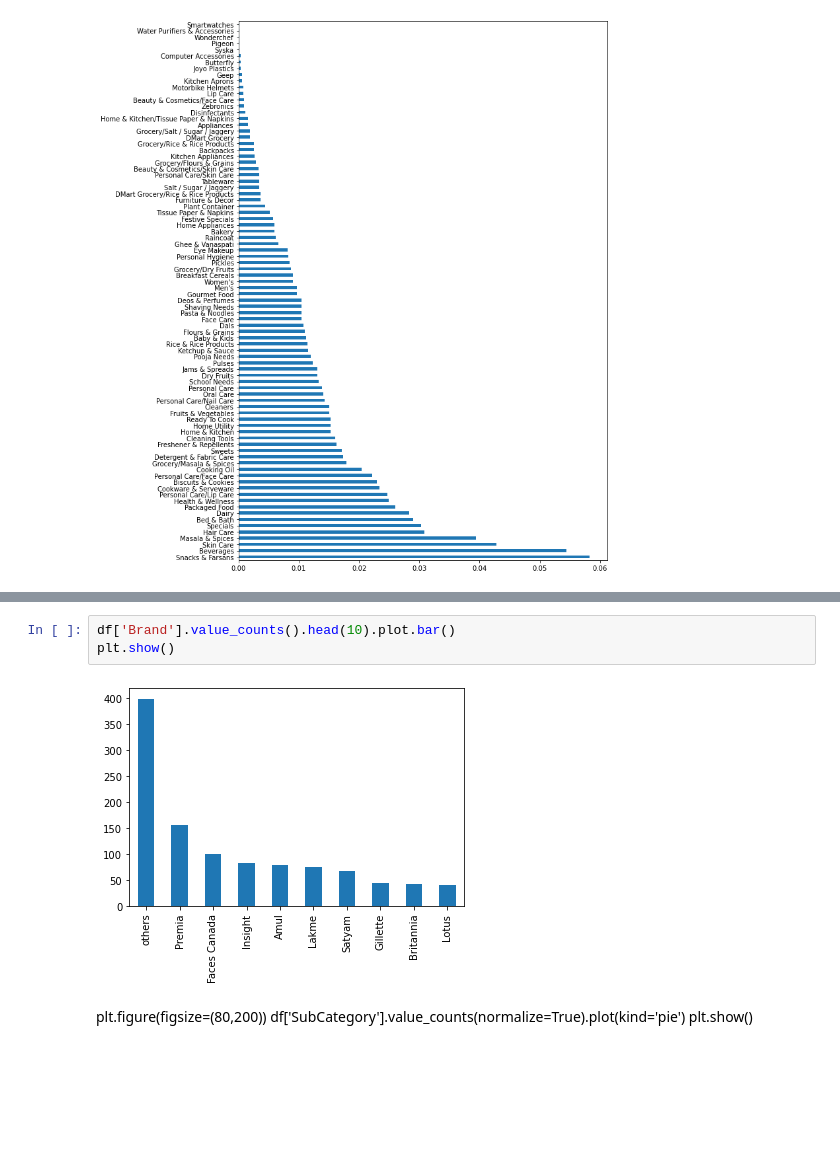
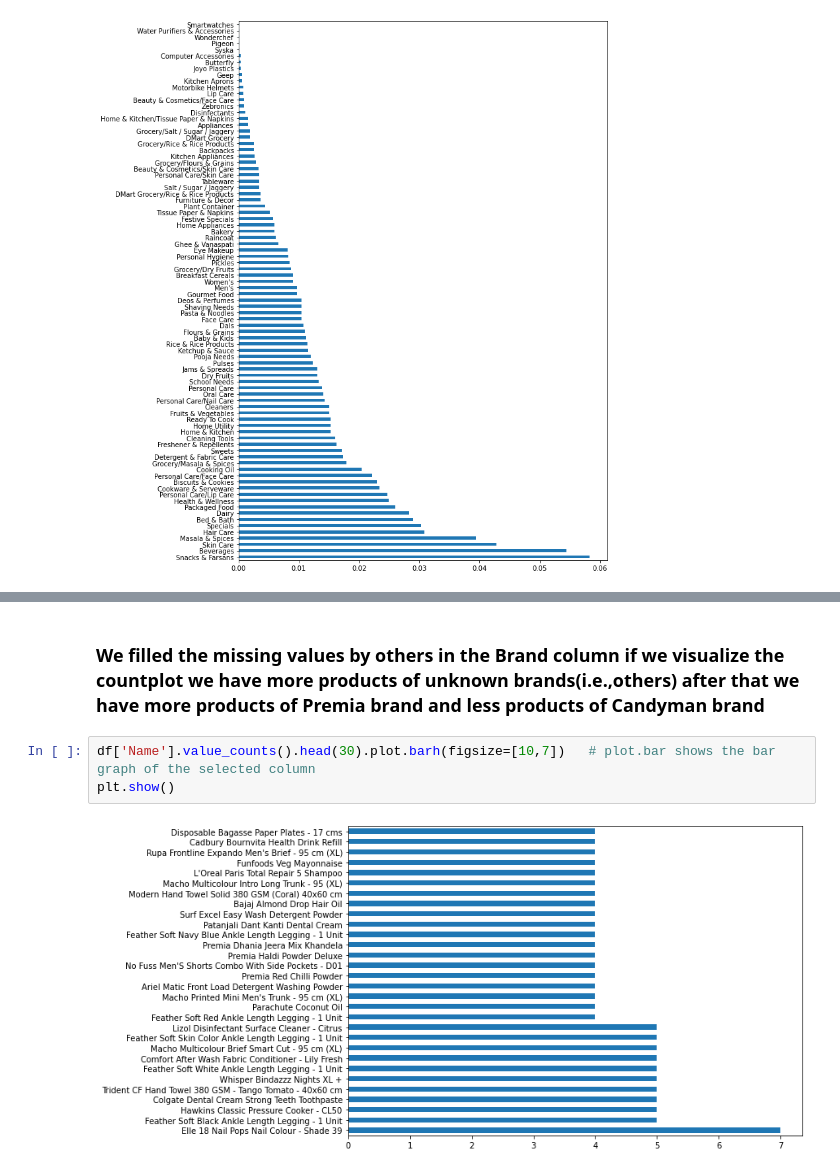
Before and after one commit to bharath3848/Dmart-dataset, a Jupyter notebook: EDA_Project.ipynb, the cells around one changed output, grey strips where cells are left out. Drawn from its saved outputs; the diff is of its cells as text; blank space fills up the shorter version.

```diff
--- a/EDA_Project.ipynb
+++ b/EDA_Project.ipynb
@@ -244,9 +302,7 @@ plt.show()
+# %% [markdown]
+### We filled the missing values by others in the Brand column if we visualize the countplot we have more products of unknown brands(i.e.,others) after that we have more products of Premia brand and less products of Candyman brand
 # %%
-df['Brand'].value_counts().head(10).plot.bar()
+df['Name'].value_counts().head(30).plot.barh(figsize=[10,7])   # plot.bar shows the bar graph of the selected column
 plt.show()
 # %% [output]
-[figure, old version]
+[figure, new version]
-# %% [markdown]
-plt.figure(figsize=(80,200))
-df['SubCategory'].value_counts(normalize=True).plot(kind='pie')
-plt.show()
```
Also changed, not shown: parts of 85 cells of this notebook.
